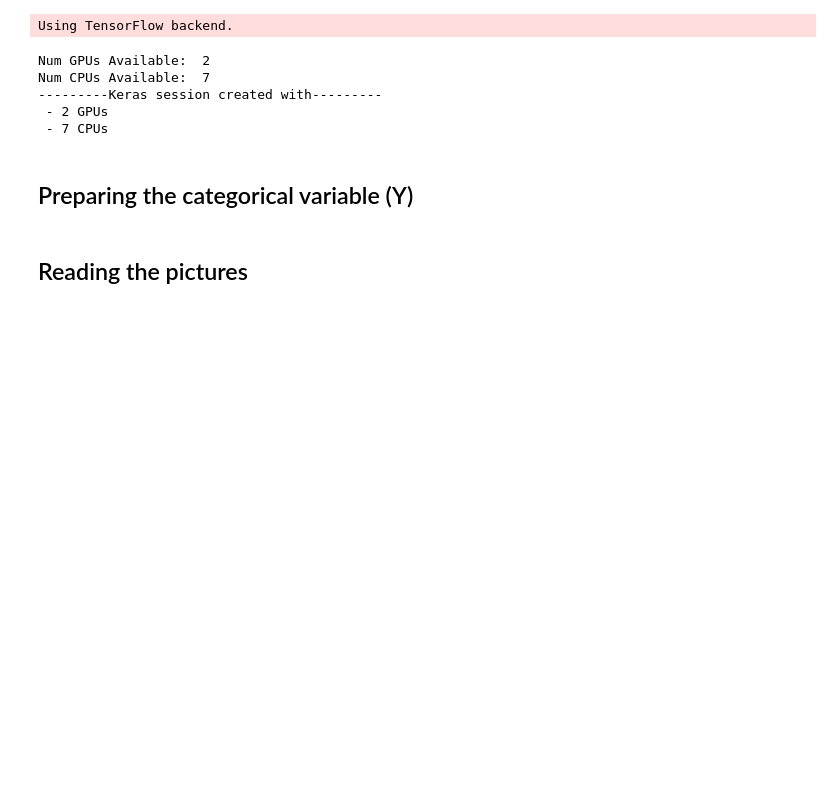
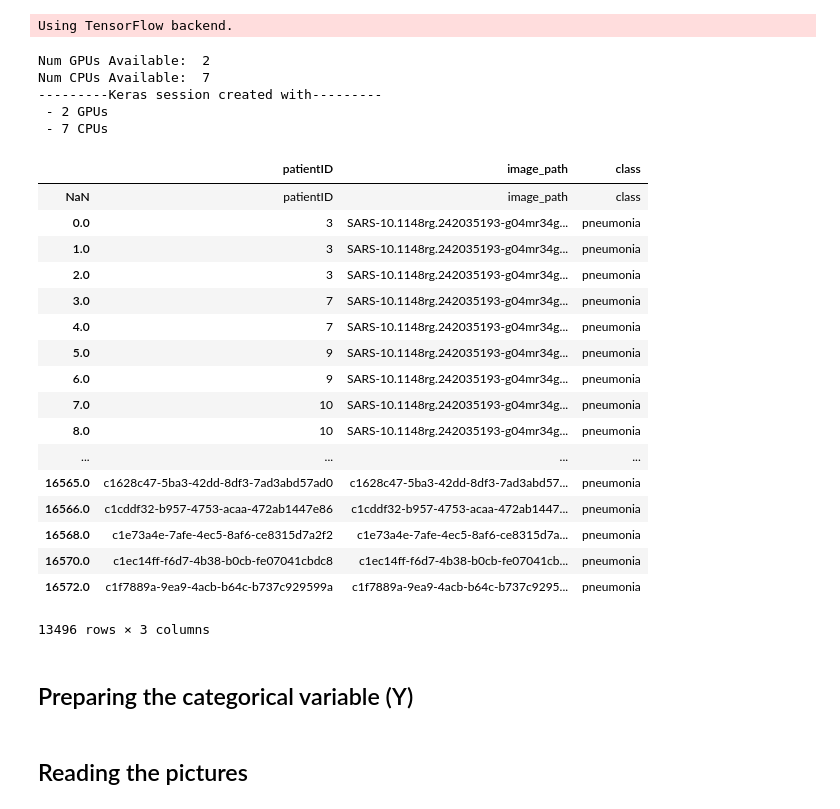
Before and after one commit to TsspGit/CodVid19_CIEMAT, a Jupyter notebook: Covid_autoencoder.ipynb, the cells around one changed output. Drawn from its saved outputs; the diff is of its cells as text; code cells hidden in the pictures; blank space fills up the shorter version.

```diff
--- a/Covid_autoencoder.ipynb
+++ b/Covid_autoencoder.ipynb
@@ -30,3 +30,24 @@ test_class = pd.read_csv('data/test_split_v2.txt', sep=' ', header=None, names=[
+# %%
+train_class
+# %% [output]
+|  | patientID | image_path | class |
+| NaN | patientID | image_path | class |
+| 0.0 | 3 | SARS-10.1148rg.242035193-g04mr34g... | pneumonia |
+| 1.0 | 3 | SARS-10.1148rg.242035193-g04mr34g... | pneumonia |
+| 2.0 | 3 | SARS-10.1148rg.242035193-g04mr34g... | pneumonia |
+| 3.0 | 7 | SARS-10.1148rg.242035193-g04mr34g... | pneumonia |
+| 4.0 | 7 | SARS-10.1148rg.242035193-g04mr34g... | pneumonia |
+| 5.0 | 9 | SARS-10.1148rg.242035193-g04mr34g... | pneumonia |
+| 6.0 | 9 | SARS-10.1148rg.242035193-g04mr34g... | pneumonia |
+| 7.0 | 10 | SARS-10.1148rg.242035193-g04mr34g... | pneumonia |
+| 8.0 | 10 | SARS-10.1148rg.242035193-g04mr34g... | pneumonia |
+| ... | ... | ... | ... |
+| 16565.0 | c1628c47-5ba3-42dd-8df3-7ad3abd57ad0 | c1628c47-5ba3-42dd-8df3-7ad3abd57... | pneumonia |
+| 16566.0 | c1cddf32-b957-4753-acaa-472ab1447e86 | c1cddf32-b957-4753-acaa-472ab1447... | pneumonia |
+| 16568.0 | c1e73a4e-7afe-4ec5-8af6-ce8315d7a2f2 | c1e73a4e-7afe-4ec5-8af6-ce8315d7a... | pneumonia |
+| 16570.0 | c1ec14ff-f6d7-4b38-b0cb-fe07041cbdc8 | c1ec14ff-f6d7-4b38-b0cb-fe07041cb... | pneumonia |
+| 16572.0 | c1f7889a-9ea9-4acb-b64c-b737c929599a | c1f7889a-9ea9-4acb-b64c-b737c9295... | pneumonia |
+13496 rows × 3 columns
 # %% [markdown]
 ## Preparing the categorical variable (Y)
 # %%
```
Also changed, not shown: parts of 6 cells of this notebook, 3 other files.
